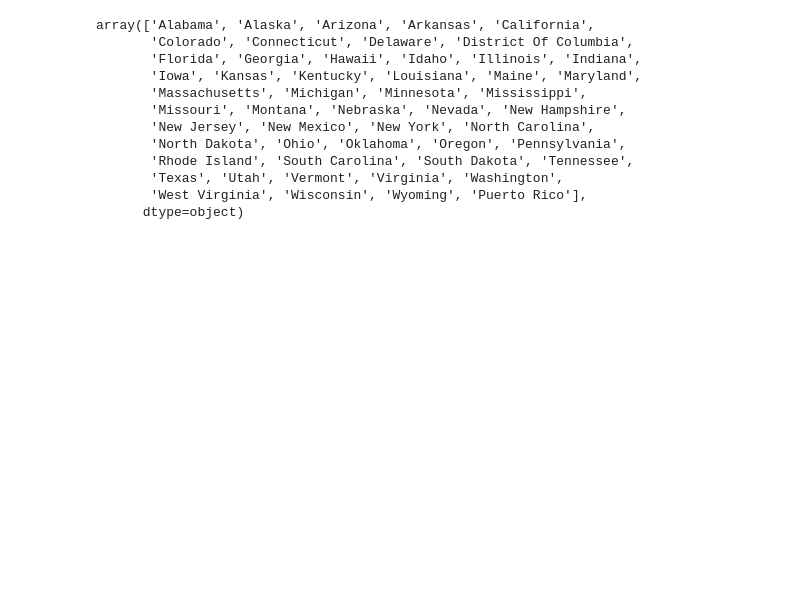
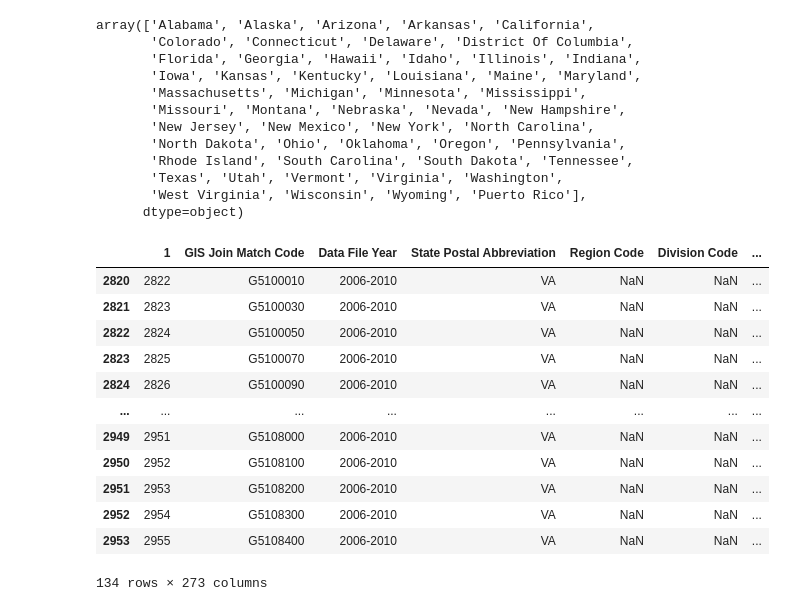
Before and after one commit to amolaka/Notable-Projects, a Jupyter notebook: cleaning_county_data.ipynb, the cells around one changed output. Cells and saved outputs as stored; diff of their text form; code cells hidden in the pictures; blank space fills up the shorter version.

```diff
--- a/cleaning_county_data.ipynb
+++ b/cleaning_county_data.ipynb
@@ -14,0 +11,10 @@ cd = pd.read_csv('./0002_ds176_20105_county_M.csv', header=1)
+# %%
+# upload county data 1(file w va in it)
+df1 = pd.read_csv('./0002_ds176_20105_county_M.csv', header=1)
+df2 = pd.read_csv('/content/0002_ds177_20105_county_M.csv', header=1)
+df3 = pd.read_csv('/content/0002_ds191_20125_county_M.csv', header=1)
+df4 = pd.read_csv('/content/0002_ds206_20145_county_M.csv', header=1)
+df5 = pd.read_csv('/content/0002_ds225_20165_county_M.csv', header=1)
+df6 = pd.read_csv('/content/0002_ds239_20185_county_M.csv', header=1)
+df7 = pd.read_csv('/content/0002_ds249_20205_county_M.csv', header=1)
+df8 = pd.read_csv('/content/0002_ds250_20205_county_M.csv', header=1)
@@ -43,0 +48,17 @@ array(['Alabama', 'Alaska', 'Arizona', 'Arkansas', 'California',
+# %%
+virginia_counties = df1[df1['State Name'] == 'Virginia']
+virginia_counties
+# %% [output]
+|  | 1 | GIS Join Match Code | Data File Year | State Postal Abbreviation | Region Code | Division Code | ... |
+| 2820 | 2822 | G5100010 | 2006-2010 | VA | NaN | NaN | ... |
+| 2821 | 2823 | G5100030 | 2006-2010 | VA | NaN | NaN | ... |
+| 2822 | 2824 | G5100050 | 2006-2010 | VA | NaN | NaN | ... |
+| 2823 | 2825 | G5100070 | 2006-2010 | VA | NaN | NaN | ... |
+| 2824 | 2826 | G5100090 | 2006-2010 | VA | NaN | NaN | ... |
+| ... | ... | ... | ... | ... | ... | ... | ... |
+| 2949 | 2951 | G5108000 | 2006-2010 | VA | NaN | NaN | ... |
+| 2950 | 2952 | G5108100 | 2006-2010 | VA | NaN | NaN | ... |
+| 2951 | 2953 | G5108200 | 2006-2010 | VA | NaN | NaN | ... |
+| 2952 | 2954 | G5108300 | 2006-2010 | VA | NaN | NaN | ... |
+| 2953 | 2955 | G5108400 | 2006-2010 | VA | NaN | NaN | ... |
+134 rows × 273 columns
```
Also changed, not shown: parts of 43 cells of this notebook.
